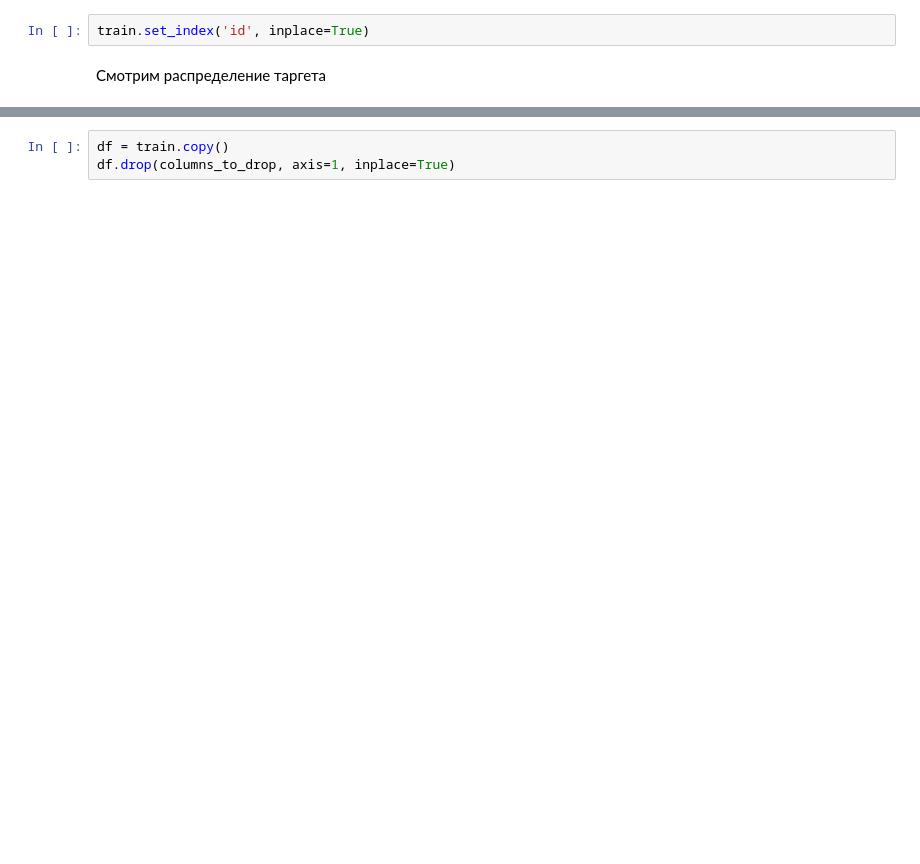
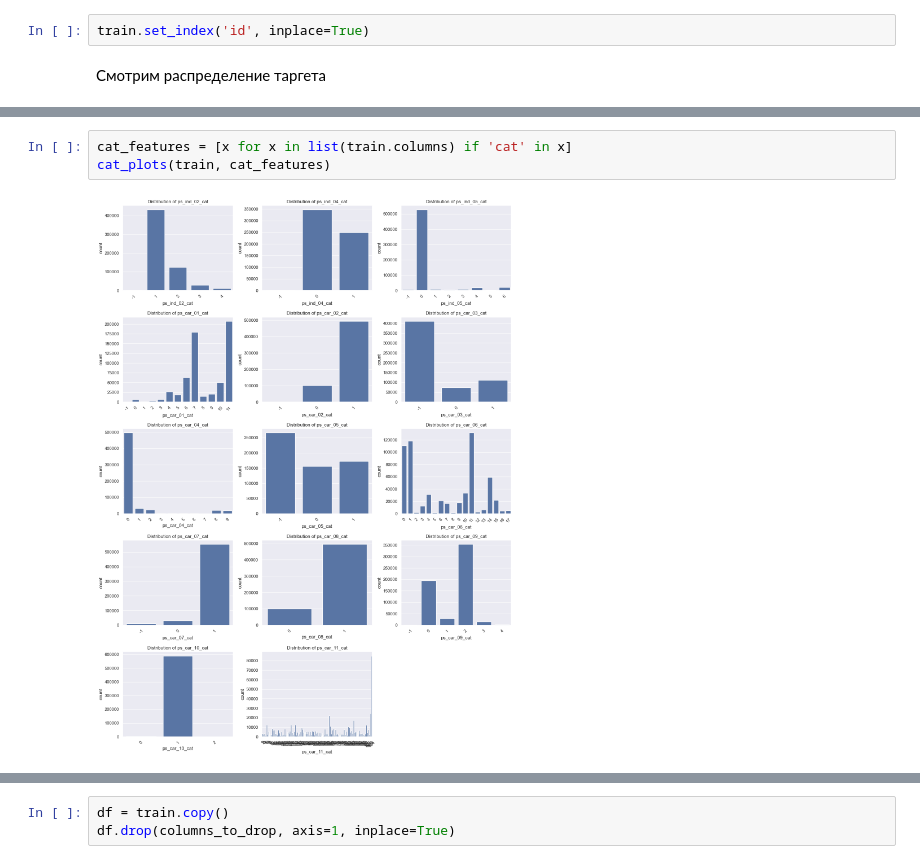
Before and after one commit to SegaObin/PET-projects, a Jupyter notebook: classification.ipynb, the cells around one changed output, grey strips where cells are left out. Cells and saved outputs as stored; diff of their text form; blank space fills up the shorter version.

```diff
--- a/classification.ipynb
+++ b/classification.ipynb
@@ -49,3 +68,8 @@ plt.show()
+# %%
+cat_features = [x for x in list(train.columns) if 'cat' in x]
+cat_plots(train, cat_features)
+# %% [output]
+[figure, added]
 # %%
 num_features = [x for x in list(train.columns) if 'cat' not in x and 'bin' not in x and x not in ['target']]
 num_features
```
Also changed, not shown: parts of 20 cells of this notebook, 1 other file.
